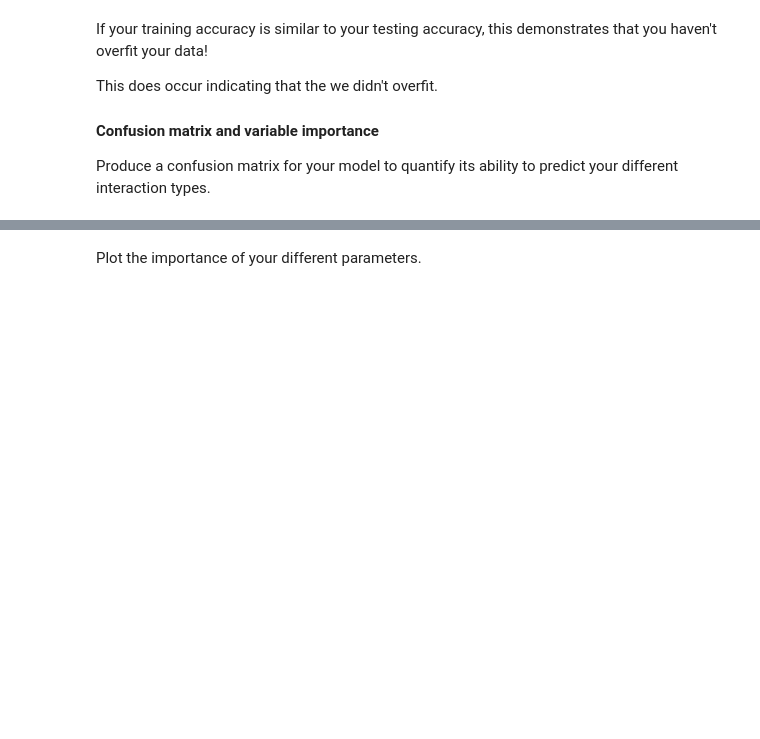
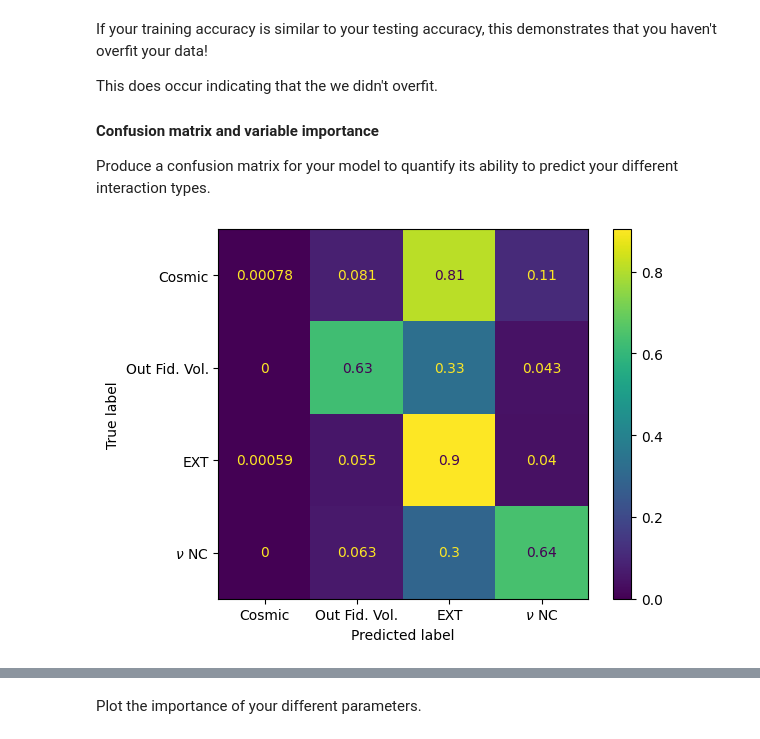
Before and after one commit to JungleMan796/MicroBooNE, a Jupyter notebook: MainAnalysis_template.ipynb, the cells around one changed output, grey strips where cells are left out. Drawn from its saved outputs; the diff is of its cells as text; code cells hidden in the pictures; blank space fills up the shorter version.

```diff
--- a/MainAnalysis_template.ipynb
+++ b/MainAnalysis_template.ipynb
@@ -233,7 +233,7 @@ y_train_pred = rf.predict(x_train)
 print("Accuracy on training dataset:",metrics.accuracy_score(y_train, y_train_pred))
 rf_acc_train = metrics.accuracy_score(y_train, y_train_pred)
 # Now do the same for the testing dataset.
-y_test_pred = rf.predict(x_test)
+y_pred = y_test_pred = rf.predict(x_test)
 print("Accuracy on testing dataset:",metrics.accuracy_score(y_test, y_test_pred))
 rf_acc_test = metrics.accuracy_score(y_test, y_test_pred)
 # %% [output]
@@ -249,10 +249,12 @@ This does occur indicating that the we didn't overfit.
 Produce a confusion matrix for your model to quantify its ability to predict your different interaction types.
 # %%
 # For labelling your confusion matrix
-##ptype_no_mu_e = [r"Cosmic", r"Out Fid. Vol.", r"EXT", r"$\nu$ NC"]
+ptype_no_mu_e = [r"Cosmic", r"Out Fid. Vol.", r"EXT", r"$\nu$ NC"]
 
 # plot your confusion matrix
-##cm = confusion_matrix( ,normalize = 'true')
-##disp = ConfusionMatrixDisplay(confusion_matrix=cm, display_labels=ptype_no_mu_e)
-##disp.plot()
-##plt.show()
+cm = confusion_matrix(y_test, y_pred, normalize = 'true')
+disp = ConfusionMatrixDisplay(confusion_matrix=cm, display_labels=ptype_no_mu_e)
+disp.plot()
+plt.show()
+# %% [output]
+[figure, added]
```
Also changed, not shown: parts of 13 cells of this notebook.
